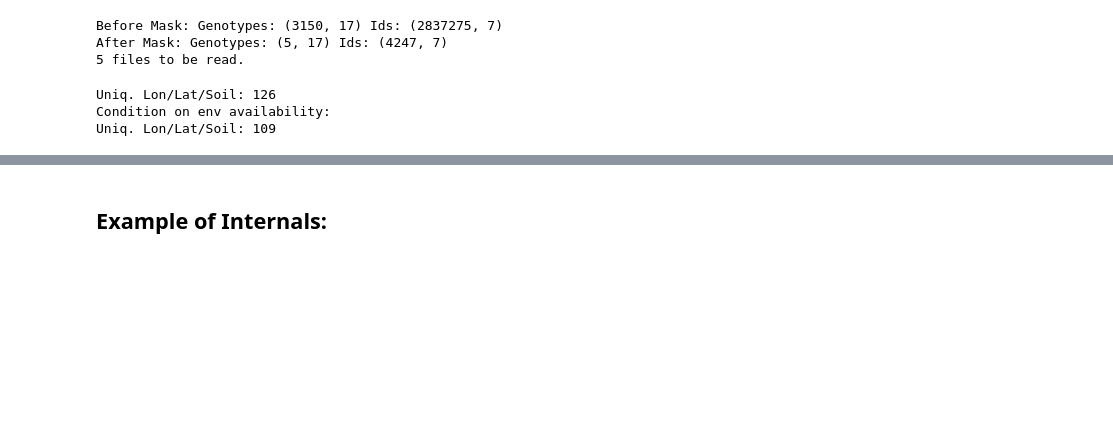
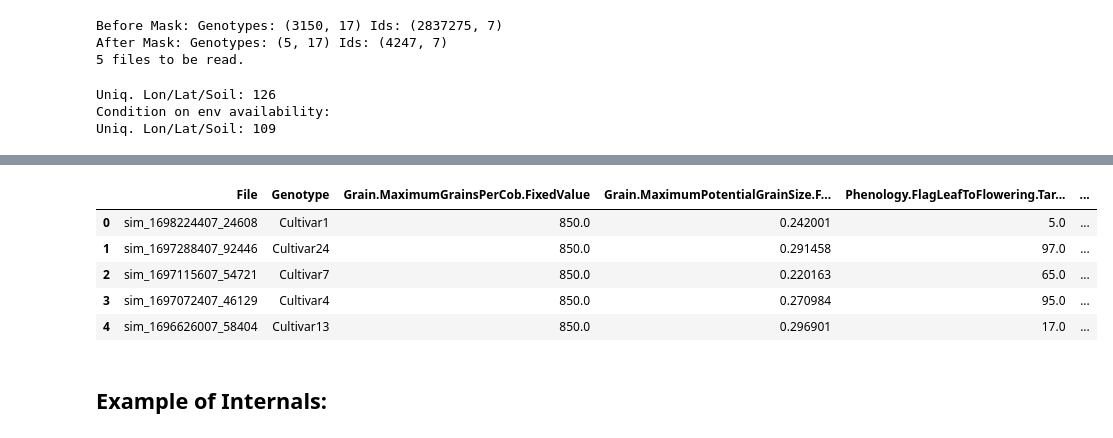
Before and after one commit to DanielKick-USDA/apsimxml, a Jupyter notebook: nbs/02_parquet_dataloader.ipynb, the cells around one changed output, grey strips where cells are left out. Cells and saved outputs as stored; diff of their text form; code cells hidden in the pictures; blank space fills up the shorter version.

```diff
--- a/nbs/02_parquet_dataloader.ipynb
+++ b/nbs/02_parquet_dataloader.ipynb
@@ -310,3 +534,40 @@ Uniq. Lon/Lat/Soil: 109
+# %%
+
+metadata = [
+    'File',
+    'Genotype',
+    ]
+metrics = [
+    'Grain.MaximumGrainsPerCob.FixedValue',
+    'Grain.MaximumPotentialGrainSize.FixedValue',
+    'Phenology.FlagLeafToFlowering.Target.FixedValue',
+    'Phenology.FloweringToGrainFilling.Target.FixedValue',
+    'Phenology.GrainFilling.Target.FixedValue',
+    'Phenology.Juvenile.Target.FixedValue',
+    'Phenology.Maturing.Target.FixedValue',
+    'Phenology.MaturityToHarvestRipe.Target.FixedValue',
+    'Phenology.Photosensitive.Target.XYPairs.X__1',
+    'Phenology.Photosensitive.Target.XYPairs.X__2',
+    'Phenology.Photosensitive.Target.XYPairs.X__3',
+    'Phenology.Photosensitive.Target.XYPairs.Y__1',
+    'Phenology.Photosensitive.Target.XYPairs.Y__2',
+    'Phenology.Photosensitive.Target.XYPairs.Y__3',
+    'Rachis.DMDemands.Structural.DMDemandFunction.MaximumOrganWt.FixedValue',
+]
+# %%
+ref = {
+    'lookup_names': metadata,
+    'data_names': metrics,
+    'data_dims': ('genotype', 'metrics')
+}
+# (g.loc[:, metadata].to_numpy(), g.loc[:, metrics].to_numpy(), ref)
+# %% [output]
+|  | File | Genotype | Grain.MaximumGrainsPerCob.FixedValue | Grain.MaximumPotentialGrainSize.F... | Phenology.FlagLeafToFlowering.Tar... | ... |
+| 0 | sim_1698224407_24608 | Cultivar1 | 850.0 | 0.242001 | 5.0 | ... |
+| 1 | sim_1697288407_92446 | Cultivar24 | 850.0 | 0.291458 | 97.0 | ... |
+| 2 | sim_1697115607_54721 | Cultivar7 | 850.0 | 0.220163 | 65.0 | ... |
+| 3 | sim_1697072407_46129 | Cultivar4 | 850.0 | 0.270984 | 95.0 | ... |
+| 4 | sim_1696626007_58404 | Cultivar13 | 850.0 | 0.296901 | 17.0 | ... |
 # %% [markdown]
 ## Example of Internals:
 # %% [markdown]
```
Also changed, not shown: parts of 17 cells of this notebook.
